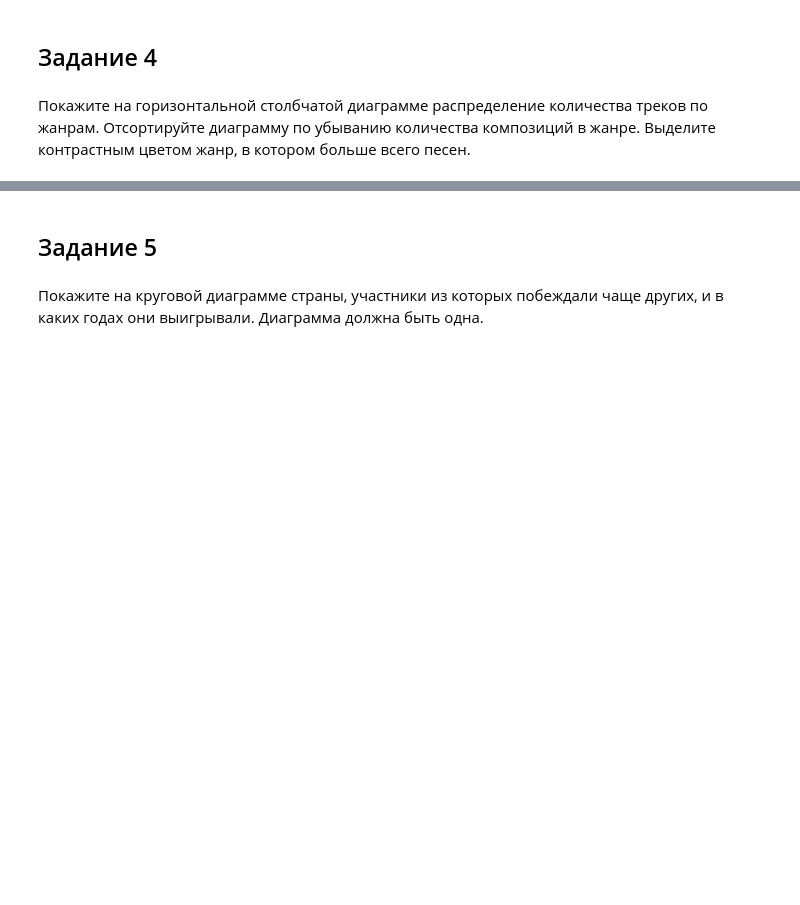
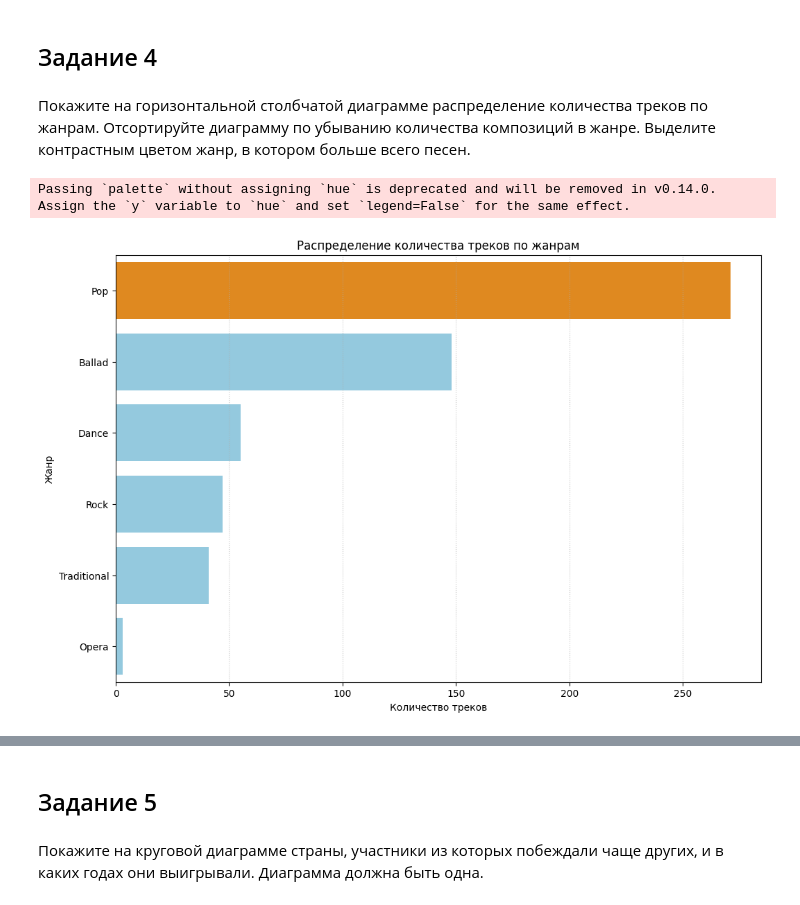
Before and after one commit to Astmatik001/MEVD002, a Jupyter notebook: МЕВД_ЛР2_24_25.ipynb, the cells around one changed output, grey strips where cells are left out. Drawn from its saved outputs; the diff is of its cells as text; code cells hidden in the pictures; blank space fills up the shorter version.

```diff
--- a/МЕВД_ЛР2_24_25.ipynb
+++ b/МЕВД_ЛР2_24_25.ipynb
@@ -123,0 +166,20 @@ fig.show()
+# %%
+genre_counts = df['style'].value_counts().reset_index()
+genre_counts.columns = ['genre', 'count']
+
+genre_counts = genre_counts.sort_values(by='count', ascending=False)
+
+top_genre = genre_counts.iloc[0]['genre']
+
+colors = ['skyblue' if genre != top_genre else 'darkorange' for genre in genre_counts['genre']]
+
+plt.figure(figsize=(12, 8))
+sns.barplot(x='count', y='genre', data=genre_counts, palette=colors)
+plt.title('Распределение количества треков по жанрам')
+plt.xlabel('Количество треков')
+plt.ylabel('Жанр')
+plt.grid(axis='x', linestyle=':', alpha=0.7)
+plt.show()
+# %% [output]
+Passing `palette` without assigning `hue` is deprecated and will be removed in v0.14.0. Assign the `y` variable to `hue` and set `legend=False` for the same effect.
+[figure, added]
```
Also changed, not shown: parts of 15 cells of this notebook.
